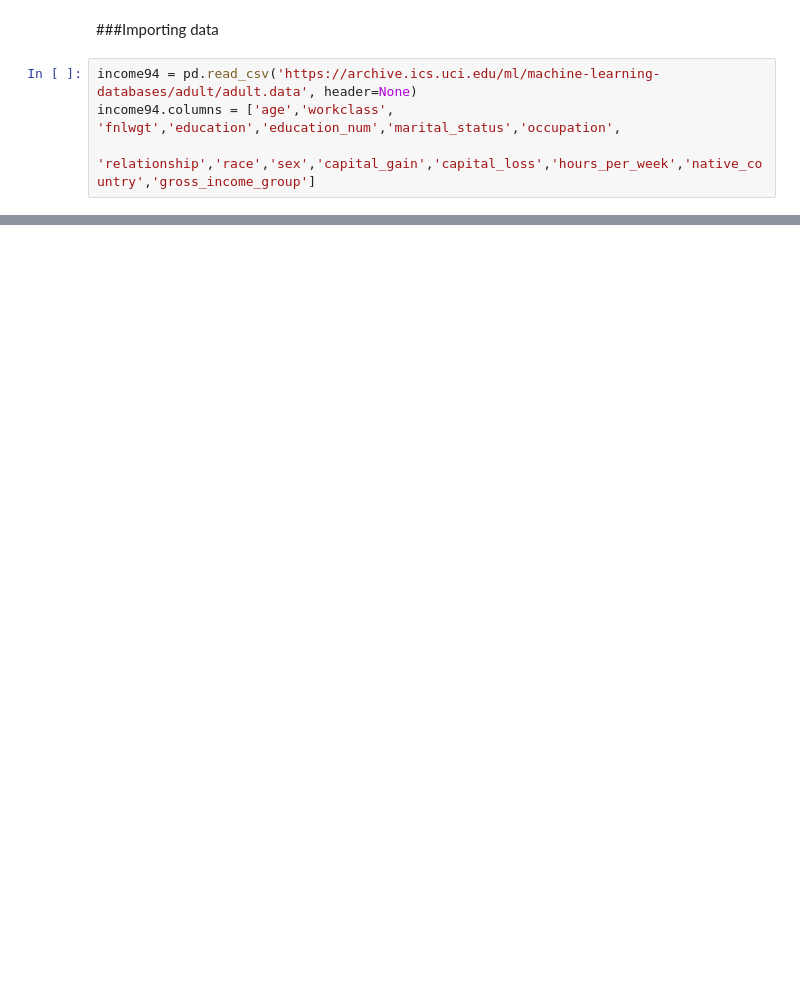
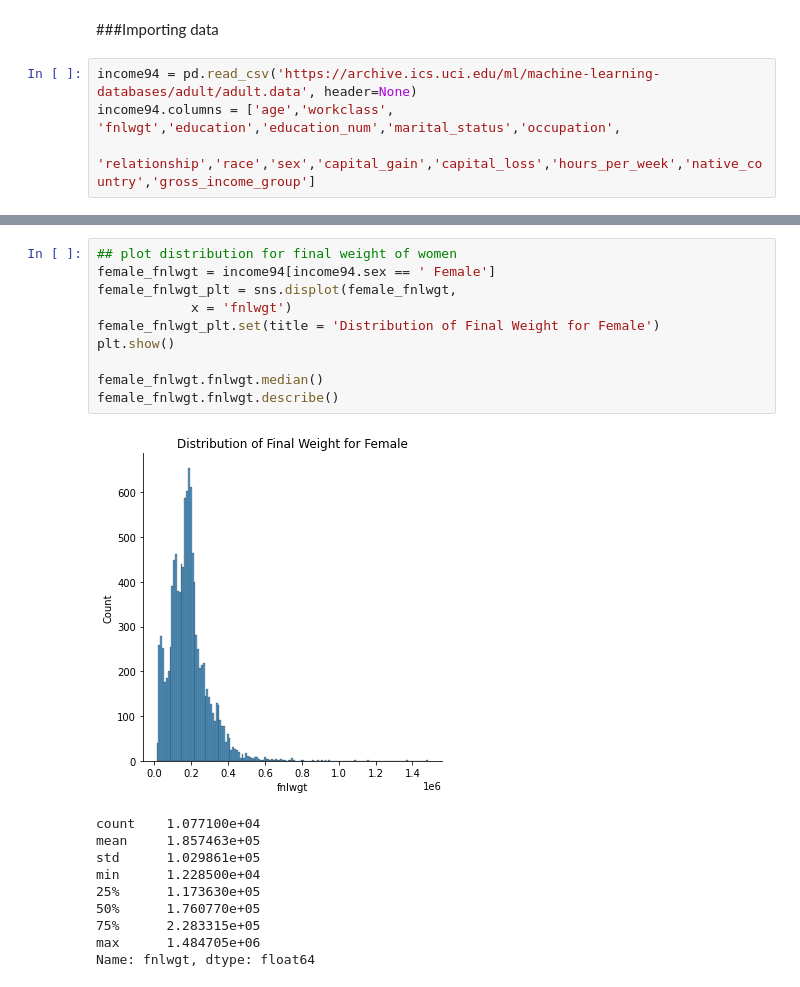
Before and after one commit to quyunniii/JSC270_Assg2, a Jupyter notebook: JSC270_A2_YunniQu.ipynb, the cells around one changed output, grey strips where cells are left out. Saved outputs shown, nothing was run; the diff lists cells and outputs as text; blank space fills up the shorter version.

```diff
--- a/JSC270_A2_YunniQu.ipynb
+++ b/JSC270_A2_YunniQu.ipynb
@@ -20,0 +145,21 @@ test
+# %%
+## plot distribution for final weight of women
+female_fnlwgt = income94[income94.sex == ' Female']
+female_fnlwgt_plt = sns.displot(female_fnlwgt,
+            x = 'fnlwgt')
+female_fnlwgt_plt.set(title = 'Distribution of Final Weight for Female')
+plt.show()
+
+female_fnlwgt.fnlwgt.median()
+female_fnlwgt.fnlwgt.describe()
+# %% [output]
+[figure, added]
+count    1.077100e+04
+mean     1.857463e+05
+std      1.029861e+05
+min      1.228500e+04
+25%      1.173630e+05
+50%      1.760770e+05
+75%      2.283315e+05
+max      1.484705e+06
+Name: fnlwgt, dtype: float64
```
Also changed, not shown: parts of 34 cells of this notebook.
